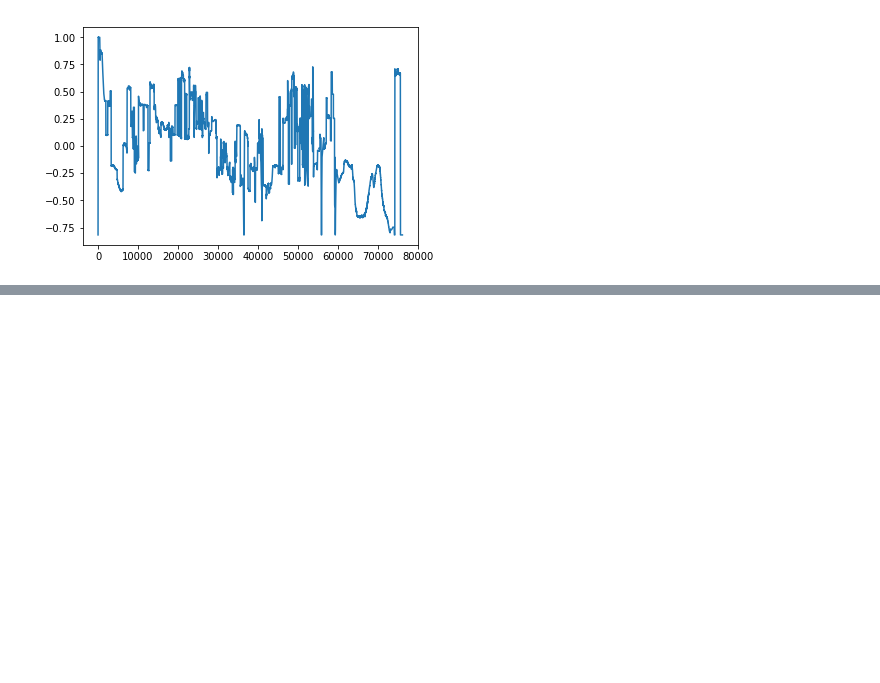
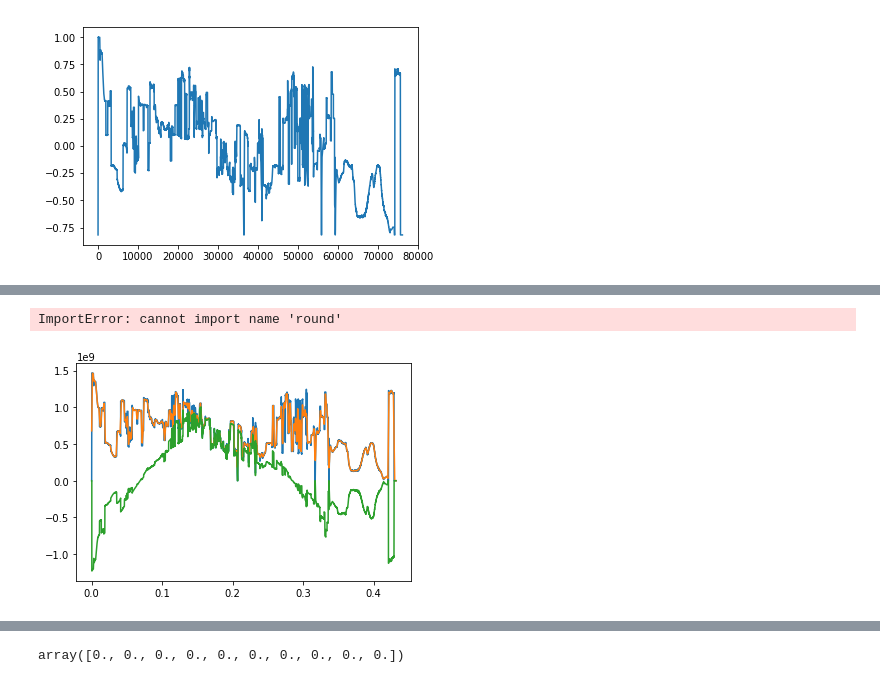
Before and after one commit to bitzl/vid2sound, a Jupyter notebook: vid2sound.ipynb, the cells around one changed output, grey strips where cells are left out. Saved outputs shown, nothing was run; the diff lists cells and outputs as text; code cells hidden in the pictures; blank space fills up the shorter version.

```diff
--- a/vid2sound.ipynb
+++ b/vid2sound.ipynb
@@ -51,0 +80,39 @@ wavfile.write('test_stretched.wav', 44100, samples_stretched)
+# %%
+from math import log2, round
+
+def print_size_and_magnitude(a, b):
+    print(a, '*', b, '\t', a * b, '\t', a * b * 2**16, '\t', round(log2(a * b * 2**16)), '\t', round(log2(a*b)))
+
+print_size_and_magnitude(854, 480)
+print_size_and_magnitude(1280, 720)
+print_size_and_magnitude(1920, 1080)
+print_size_and_magnitude(1, 2**32 - 1)
+# %% [output]
+ImportError: cannot import name 'round'
+# %%
+
+import matplotlib.pyplot as plt
+
+def smooth(ys, window_size):
+    window = np.ones(window_size)/window_size
+    return np.convolve(ys, window, mode='same')
+
+enveloped = samples * np.sin(2 * np.linspace(0, 3.14, len(samples)) -1)
+enveloped[:10] = 0
+
+t = np.arange(len(samples)) / framerate
+
+plt.plot(t, samples)
+plt.plot(t, smooth(samples, 77))
+plt.plot(t, enveloped)
+plt.show()
+
+from IPython.display import Audio, display, HTML
+framerate = 44100
+#Audio(samples, rate=framerate)
+display(Audio(samples, rate=framerate))
+display(Audio(smooth(samples, 77), rate=framerate))
+display(Audio(enveloped, rate=framerate))
+enveloped[:10]
+# %% [output]
+[figure, added]
@@ -51,0 +122 @@ wavfile.write('test_stretched.wav', 44100, samples_stretched)
+array([0., 0., 0., 0., 0., 0., 0., 0., 0., 0.])
```
Also changed, not shown: parts of 7 cells of this notebook, 1 other file.
